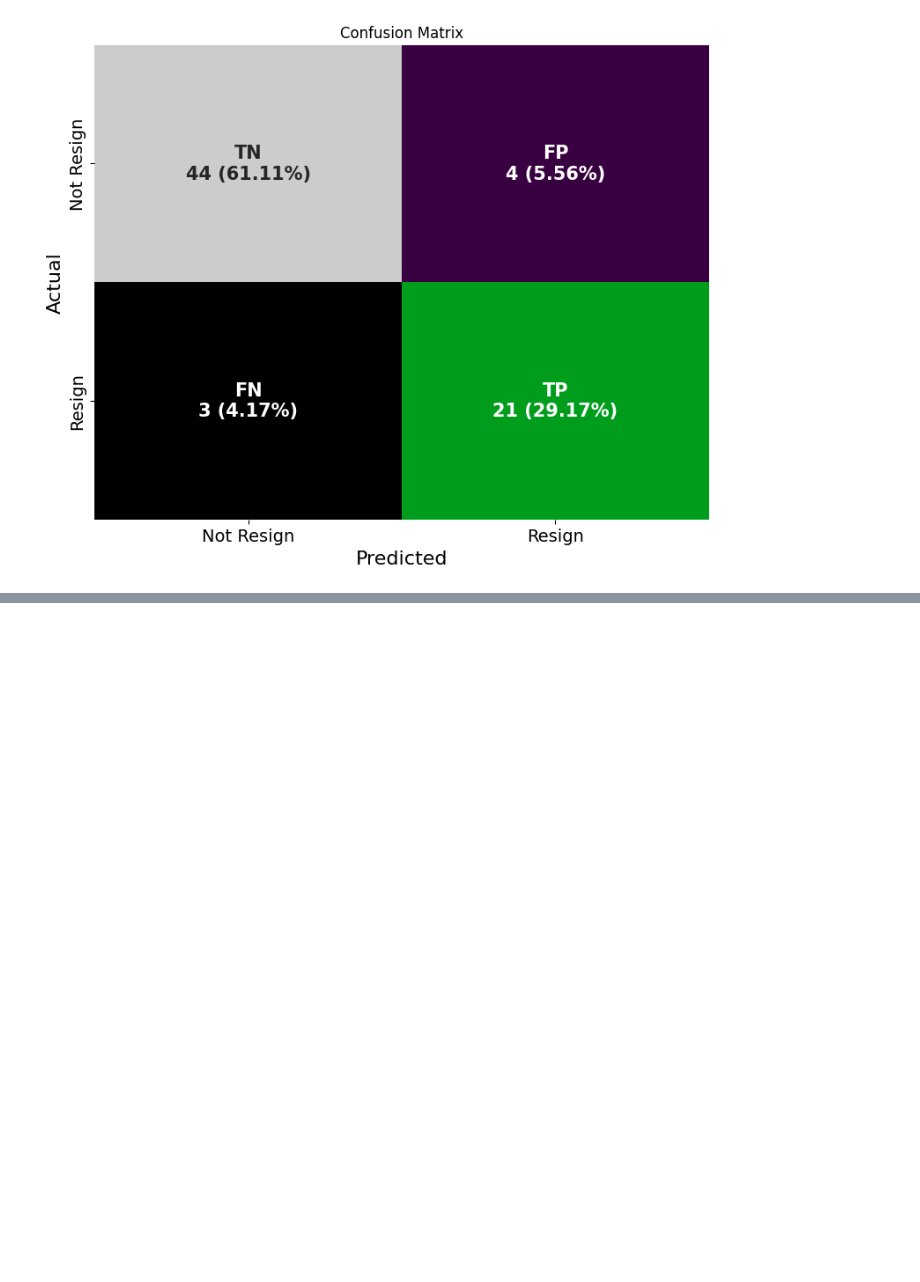
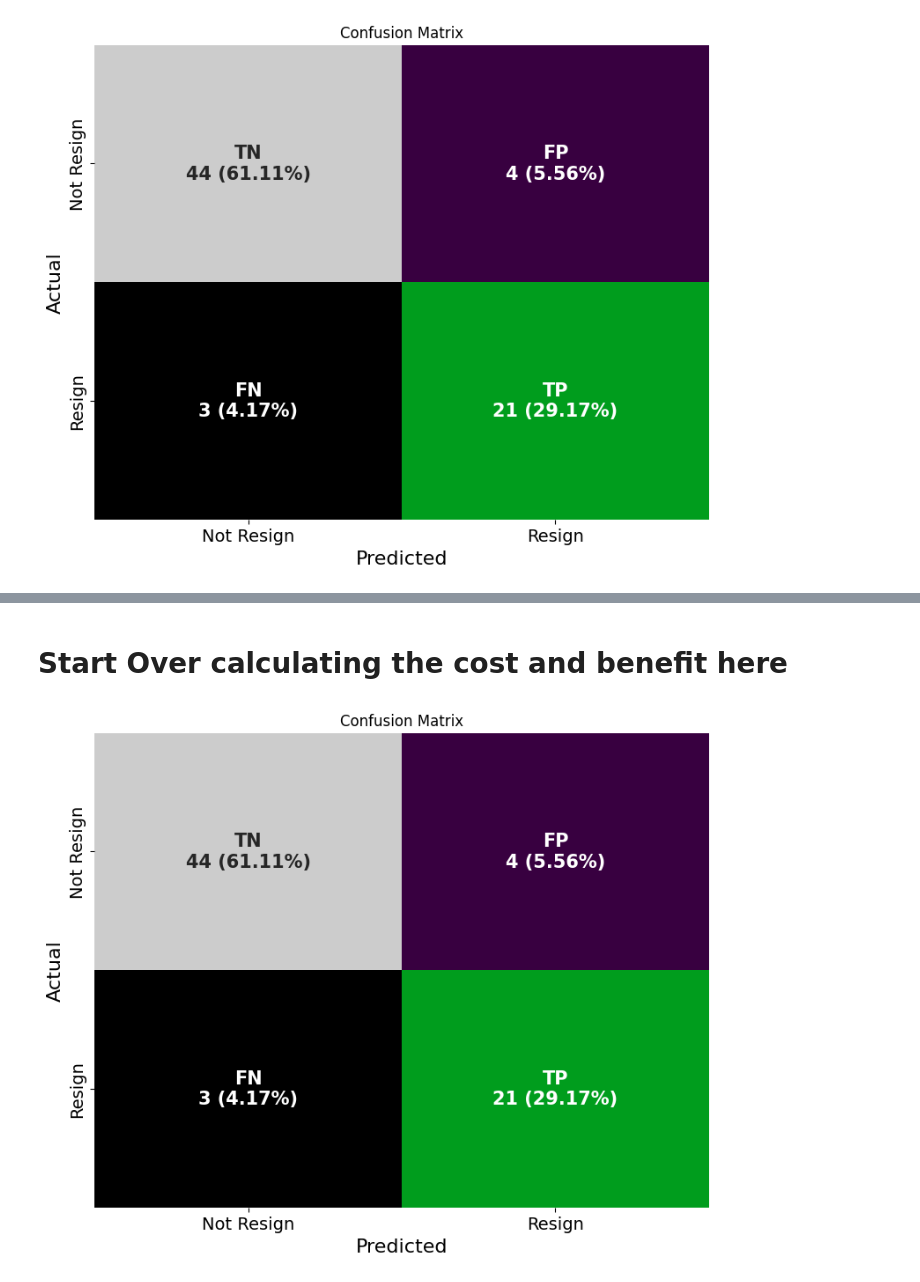
Before and after one commit to azaryasph/Improving-Employee-Retention-By-Predicting-Employee-Attrition-Using-Machine-Learning, a Jupyter notebook: notebook/predict_employee_attrition.ipynb, the cells around one changed output, grey strips where cells are left out. Drawn from its saved outputs; the diff is of its cells as text; code cells hidden in the pictures; blank space fills up the shorter version.

```diff
--- a/notebook/predict_employee_attrition.ipynb
+++ b/notebook/predict_employee_attrition.ipynb
@@ -1670,0 +1914,6 @@ plot_confusion_matrix(xgb_new, X_test_ohe, y_test, 0.22)
+# %% [markdown]
+# Start Over calculating the cost and benefit here
+# %%
+plot_confusion_matrix(xgb_new, X_test_ohe, y_test, 0.2)
+# %% [output]
+[figure, added]
```
Also changed, not shown: parts of 22 cells of this notebook.
